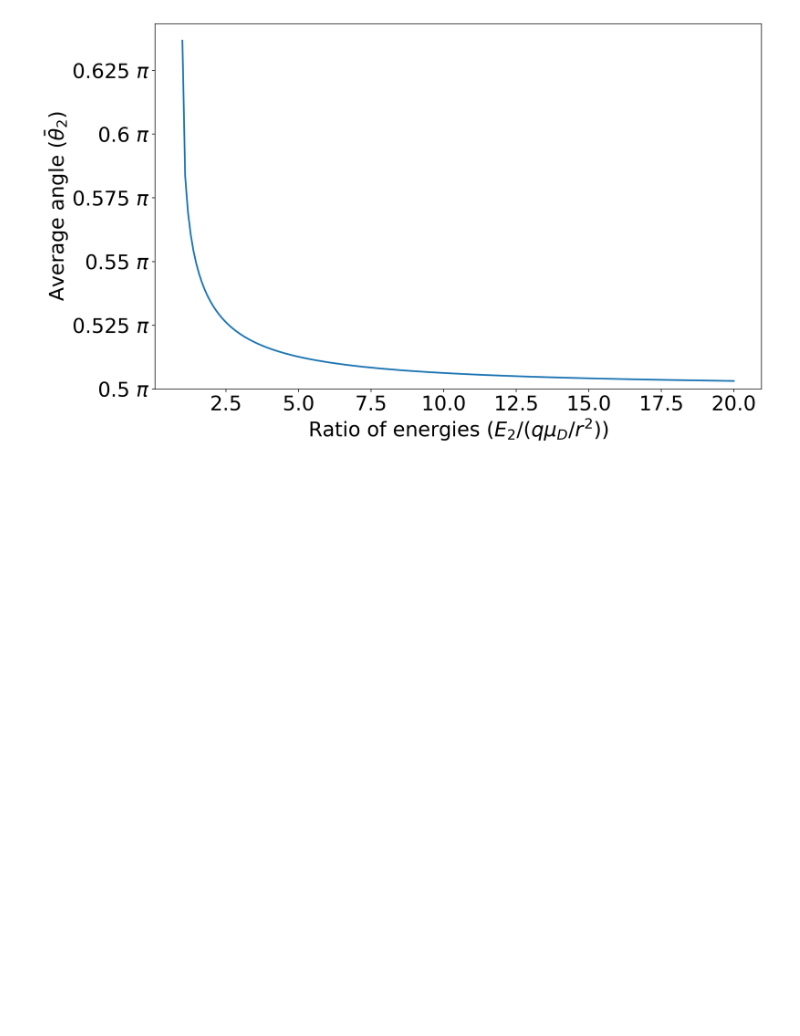
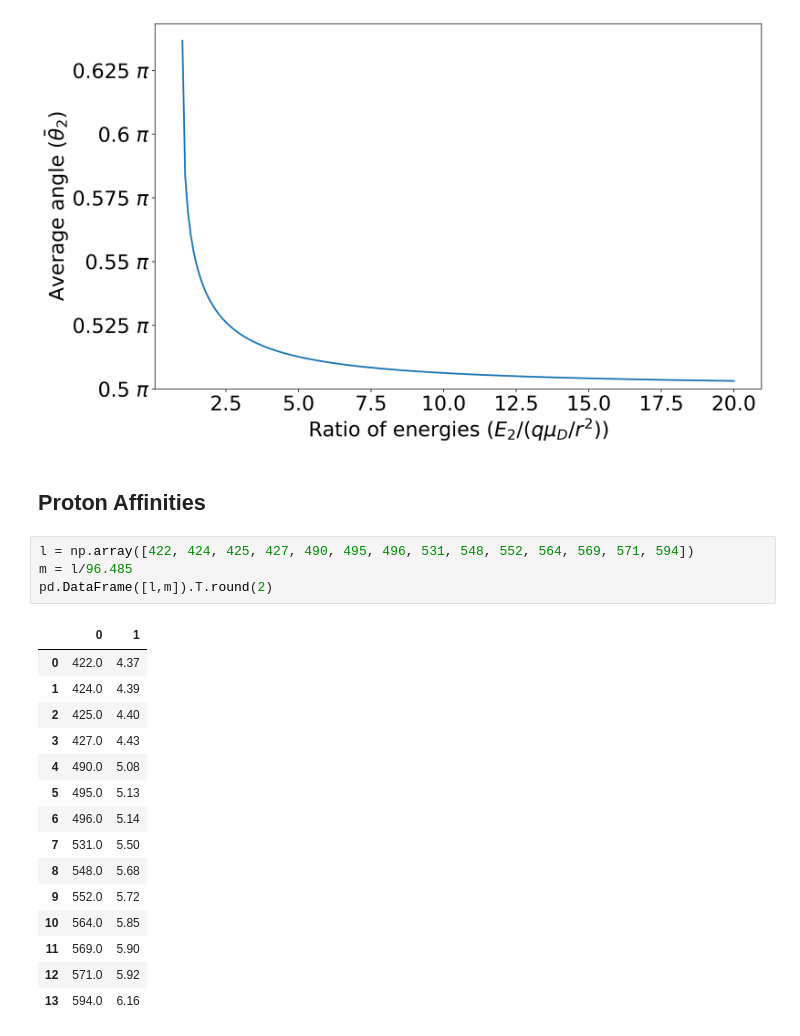
Before and after one commit to gkchen/Thesis, a Jupyter notebook: images/Thesis Plots.ipynb, the cells around one changed output. Saved outputs shown, nothing was run; the diff lists cells and outputs as text; blank space fills up the shorter version.

```diff
--- a/images/Thesis Plots.ipynb
+++ b/images/Thesis Plots.ipynb
@@ -137,3 +137,25 @@ No handles with labels found to put in legend.
 No handles with labels found to put in legend.
 [figure]
 [figure]
+# %% [markdown]
+## Proton Affinities
+# %%
+l = np.array([422, 424, 425, 427, 490, 495, 496, 531, 548, 552, 564, 569, 571, 594])
+m = l/96.485
+pd.DataFrame([l,m]).T.round(2)
+# %% [output]
+|  | 0 | 1 |
+| 0 | 422.0 | 4.37 |
+| 1 | 424.0 | 4.39 |
+| 2 | 425.0 | 4.40 |
+| 3 | 427.0 | 4.43 |
+| 4 | 490.0 | 5.08 |
+| 5 | 495.0 | 5.13 |
+| 6 | 496.0 | 5.14 |
+| 7 | 531.0 | 5.50 |
+| 8 | 548.0 | 5.68 |
+| 9 | 552.0 | 5.72 |
+| 10 | 564.0 | 5.85 |
+| 11 | 569.0 | 5.90 |
+| 12 | 571.0 | 5.92 |
+| 13 | 594.0 | 6.16 |
```
Also changed, not shown: 35 other files.
